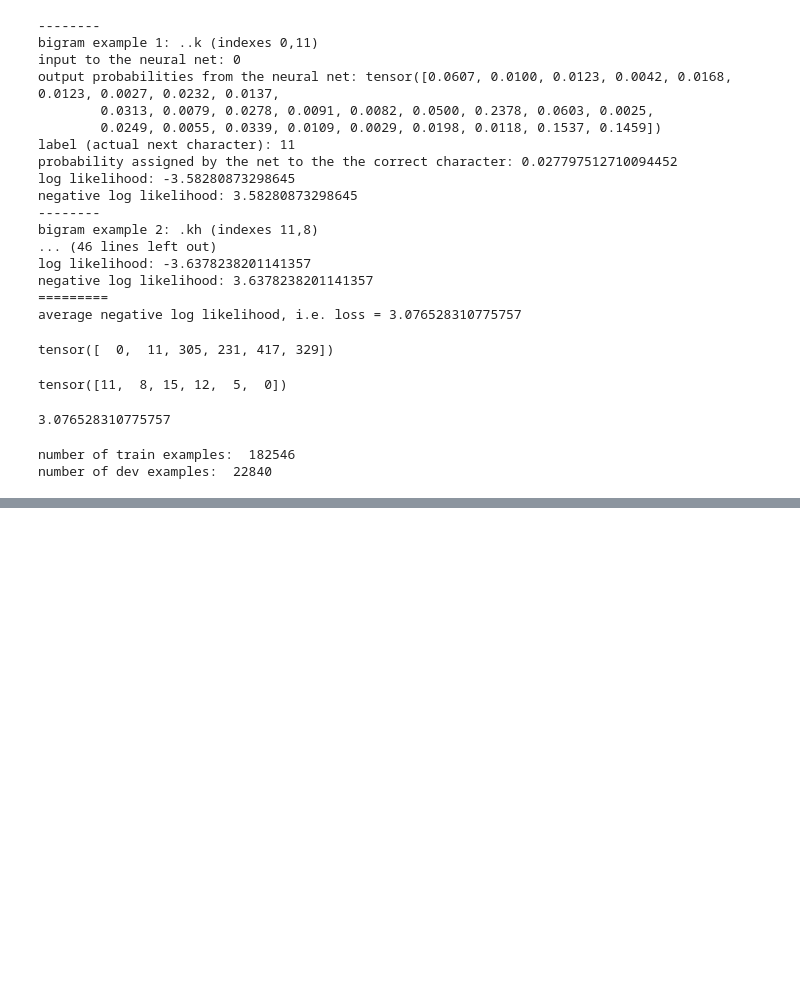
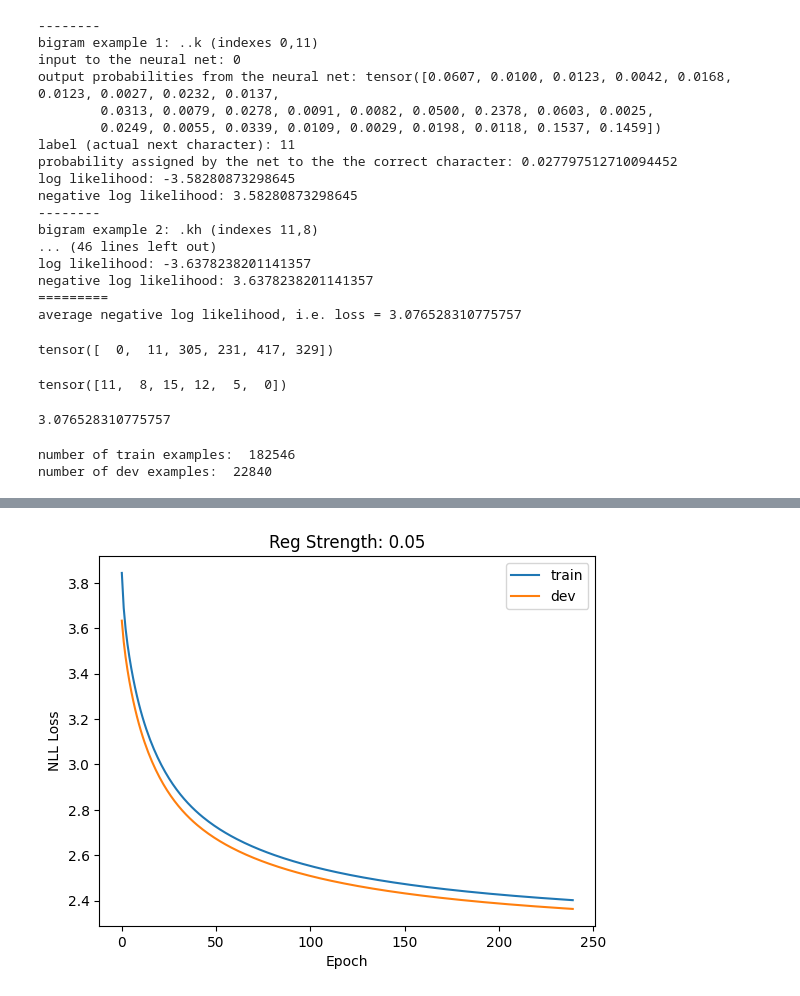
Before and after one commit to ademyanchuk/makemore, a Jupyter notebook: makemore_part1_trigrams.ipynb, the cells around one changed output, grey strips where cells are left out. Cells and saved outputs as stored; diff of their text form; code cells hidden in the pictures; blank space fills up the shorter version.

```diff
--- a/makemore_part1_trigrams.ipynb
+++ b/makemore_part1_trigrams.ipynb
@@ -598,18 +605,0 @@ for k, v in experiments.items():
-# %%
-# gradient descent
-for k in range(120):
-
-  # forward pass
-  xenc = F.one_hot(xs, num_classes=729).float() # input to the network: one-hot encoding
-  logits = xenc @ W # predict log-counts
-  counts = logits.exp() # counts, equivalent to N
-  probs = counts / counts.sum(1, keepdims=True) # probabilities for next character
-  loss = -probs[torch.arange(num), ys].log().mean() + 0.01*(W**2).mean()
-  print(f'{k=}, {loss.item()}')
-
-  # backward pass
-  W.grad = None # set to zero the gradient
-  loss.backward()
-
-  # update
-  W.data += -50 * W.grad
@@ -634,24 +606,51 @@ k=119, 2.4802229404449463
 # %%
-# create the dataset from dev data
-print('evaluate loss on dev dataset')
-xs, ys = [], []
-for w in dev:
+# create the dataset from test data
+print('evaluate loss on test dataset')
+xtests, ytests = [], []
+for w in test:
   chs = ['.', '.'] + list(w) + ['.']
   for ch1, ch2, ch3 in zip(chs, chs[1:], chs[2:]):
     ix1 = pairtoi[ch1+ch2]
     ix2 = stoi[ch3]
-    xs.append(ix1)
-    ys.append(ix2)
-xs = torch.tensor(xs)
-ys = torch.tensor(ys)
-num = xs.nelement()
-print('number of examples: ', num)
+    xtests.append(ix1)
+    ytests.append(ix2)
+xtests = torch.tensor(xtests)
+ytests = torch.tensor(ytests)
+num_test = xtests.nelement()
+print('number of test examples: ', num_test)
 
-# forward pass to evaluate loss
-xenc = F.one_hot(xs, num_classes=729).float() # input to the network: one-hot encoding
-logits = xenc @ W # predict log-counts
-counts = logits.exp() # counts, equivalent to N
-probs = counts / counts.sum(1, keepdims=True) # probabilities for next character
-loss = -probs[torch.arange(num), ys].log().mean() + 0.01*(W**2).mean()
-print(f'{k=}, {loss.item()}')
+# we remove one-hot encoding (ex. 4)
+
+g = torch.Generator().manual_seed(2147483647)
+W = torch.randn((729, 27), generator=g, requires_grad=True)
+train_losses = []
+dev_losses = []
+
+# train model with the best regularization settings
+for k in range(240):
+
+  # forward pass
+  logits = W[xs] # predict log-counts
+  counts = logits.exp() # counts, equivalent to N
+  probs = counts / counts.sum(1, keepdims=True) # probabilities for next character
+  loss = -probs[torch.arange(num), ys].log().mean() + 0.05*(W**2).mean() # best on dev set
+  # # print(f'train loss: {k=}, {loss.item()}')
+  train_losses.append(loss.item())
+  # backward pass
+  W.grad = None # set to zero the gradient
+  loss.backward()
+  # update
+  W.data += -50 * W.grad
+
+  # forward pass to evaluate loss
+  with torch.no_grad():
+    logits = W[xtests] # predict log-counts
+    counts = logits.exp() # counts, equivalent to N
+    probs = counts / counts.sum(1, keepdims=True) # probabilities for next character
+    loss = -probs[torch.arange(num_test), ytests].log().mean() # only want to see NLL part
+    # print(f'dev loss: {k=}, {loss.item()}')
+    dev_losses.append(loss.item())
+
+# plot after finishing experiment
+plot_train_dev_loss(train_losses, dev_losses, 0.05)
 # %% [output]
@@ -660,0 +659 @@ k=119, 2.4913697242736816
+[figure, added]
```
Also changed, not shown: parts of 19 cells of this notebook.
